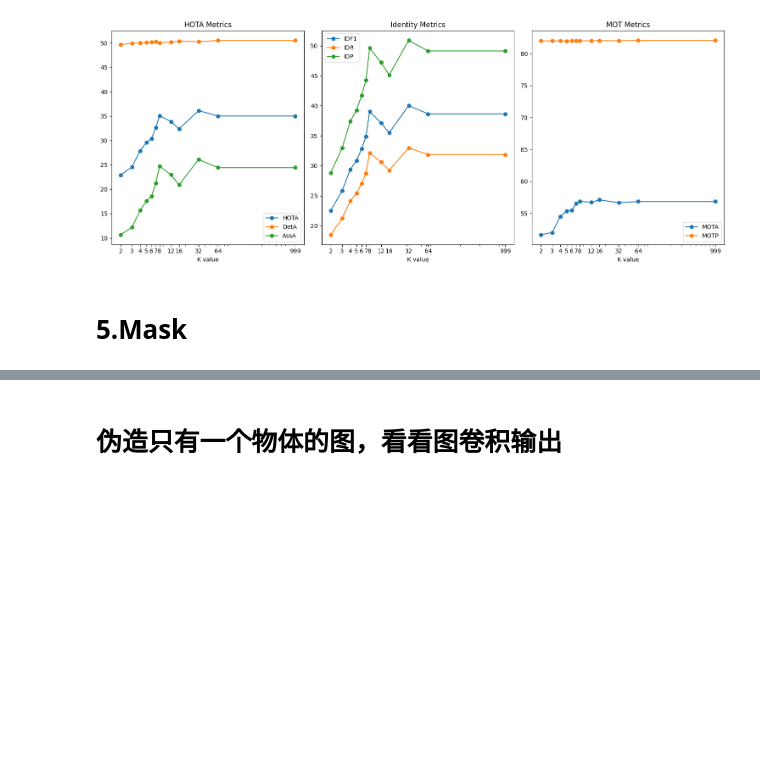
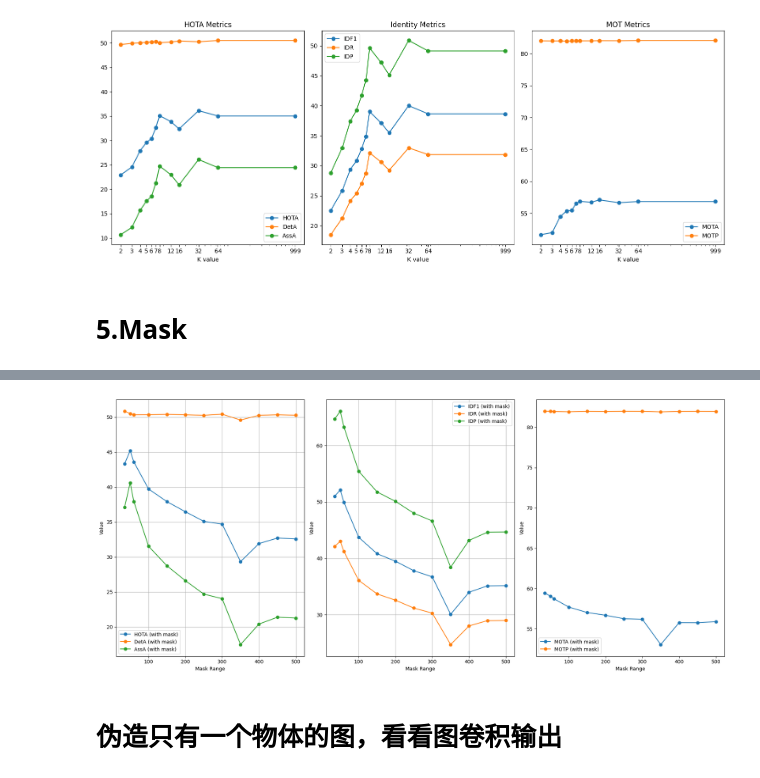
Before and after one commit to Kiumb1223/MyTrainer-Kiumb, a Jupyter notebook: visualize.ipynb, the cells around one changed output, grey strips where cells are left out. Cells and saved outputs as stored; diff of their text form; code cells hidden in the pictures; blank space fills up the shorter version.

```diff
--- a/visualize.ipynb
+++ b/visualize.ipynb
@@ -1043,3 +961,72 @@ plt.show()
+# %%
+# Fixing the issue with x and y lengths and ensuring consistent plotting
+import numpy as np
+import matplotlib.pyplot as plt
+metrics = ['HOTA', 'DetA', 'AssA', 'IDF1', 'IDR', 'IDP','MOTA','MOTP']
+
+table = {
+    35: [43.33         , 50.84 , 37.11 , 51.01 , 42.11 , 64.70 , 59.46 , 81.99],
+    50: [ 45.19, 50.51 ,40.61 , 52.12 , 43.04 , 66.07 , 59.05 , 81.98],
+    60: [43.59    , 50.33 , 37.93 , 49.91 , 41.20 , 63.27 , 58.73 , 81.95],
+    100: [39.72    , 50.34 , 31.53 , 43.74 , 36.11 , 55.45 , 57.71 , 81.92],
+    150: [37.91    , 50.40 , 28.73 , 40.82 , 33.69 , 51.77 , 57.03 , 81.97],
+    200: [36.47         , 50.33 , 26.61 , 39.49 , 32.58 , 50.10 , 56.69 , 81.95],
+    250: [35.09         , 50.26 , 24.69 , 37.80 , 31.18 , 47.99 , 56.26 , 81.98],
+    300: [34.69    ,50.42, 24.03 ,36.72 ,30.29 ,46.62 ,56.20 ,81.97],
+    350: [29.33 , 49.58 , 17.47 , 30.08 , 24.72 , 38.42 , 53.06 , 81.91],
+    400: [31.91   , 50.26 , 20.40 , 33.99 , 28.02 , 43.18 , 55.78 , 81.96],
+    450: [32.70    ,50.33, 21.38 ,35.12 ,28.96 ,44.63 ,55.77 ,81.97],
+    500: [32.58 ,50.27, 21.26, 35.16, 28.99, 44.66, 55.90, 81.96],
+    "None": [25.29, 51.08, 12.57, 25.02, 20.49, 32.13, 50.01, 83.86],
+}
+
+# Clean x to only include integers
+x = [key for key in table.keys() if isinstance(key, int)]
+
+# Function to plot a single table
+def plot_table(axs, table, title, row):
+    for i, metric in enumerate(metrics):
+        y = [table[k][i] for k in table if isinstance(k, int)]  # Filter out non-integer keys
+        ax = axs[row, i // 3]  # Determine subplot based on metric index
+        ax.plot(x, y, marker='o', label=metric)  # Use cleaned x
+        ax.set_title(title if i % 3 == 0 else "")  # Set title only for the first metric in the row
+        ax.set_xlabel('Mask Range')
+        ax.set_ylabel('Value')
+        ax.legend()
+        ax.grid()
+
+# Function to compare two tables
+def plot_comparison(axs, table1, table2, title, row):
+    for i, metric in enumerate(metrics):
+        y1 = [table1[k][i] for k in table1 if isinstance(k, int)]
+        # y2 = [table2[k][i] for k in table2 if isinstance(k, int)]
+        ax = axs[ i // 3]
+        ax.plot(x, y1, marker='o', label=f"{metric} (with mask)", linestyle='-')
+        # ax.plot(x, y2, marker='s', label=f"{metric} (without mask)", linestyle='-')
+        ax.set_title(title if i % 3 == 0 else "")
+        ax.set_xlabel('Mask Range')
+        ax.set_ylabel('Value')
+        ax.legend()
+        ax.grid()
+
+# Create subplots
+fig, axs = plt.subplots(1, 3, figsize=(18, 8))
+
+# First row: Table 1
+# plot_table(axs, table, "Table 1 Metrics (Trained with Distance Mask)", 0)
+
+# # Second row: Table 2
+# plot_table(axs, table_2, "Table 2 Metrics (Trained without Distance Mask)", 1)
+
+# Third row: Comparison
+plot_comparison(axs, table, None, "Comparison Between Table 1 and Table 2", 0)
+
+# Adjust layout
+plt.tight_layout()
+plt.savefig('.assert/mask.png')
+plt.show()
+# %% [output]
+[figure, added]
 # %% [markdown]
 # 伪造只有一个物体的图，看看图卷积输出
 # %%
```
Also changed, not shown: parts of 4 cells of this notebook, 24 other files.
